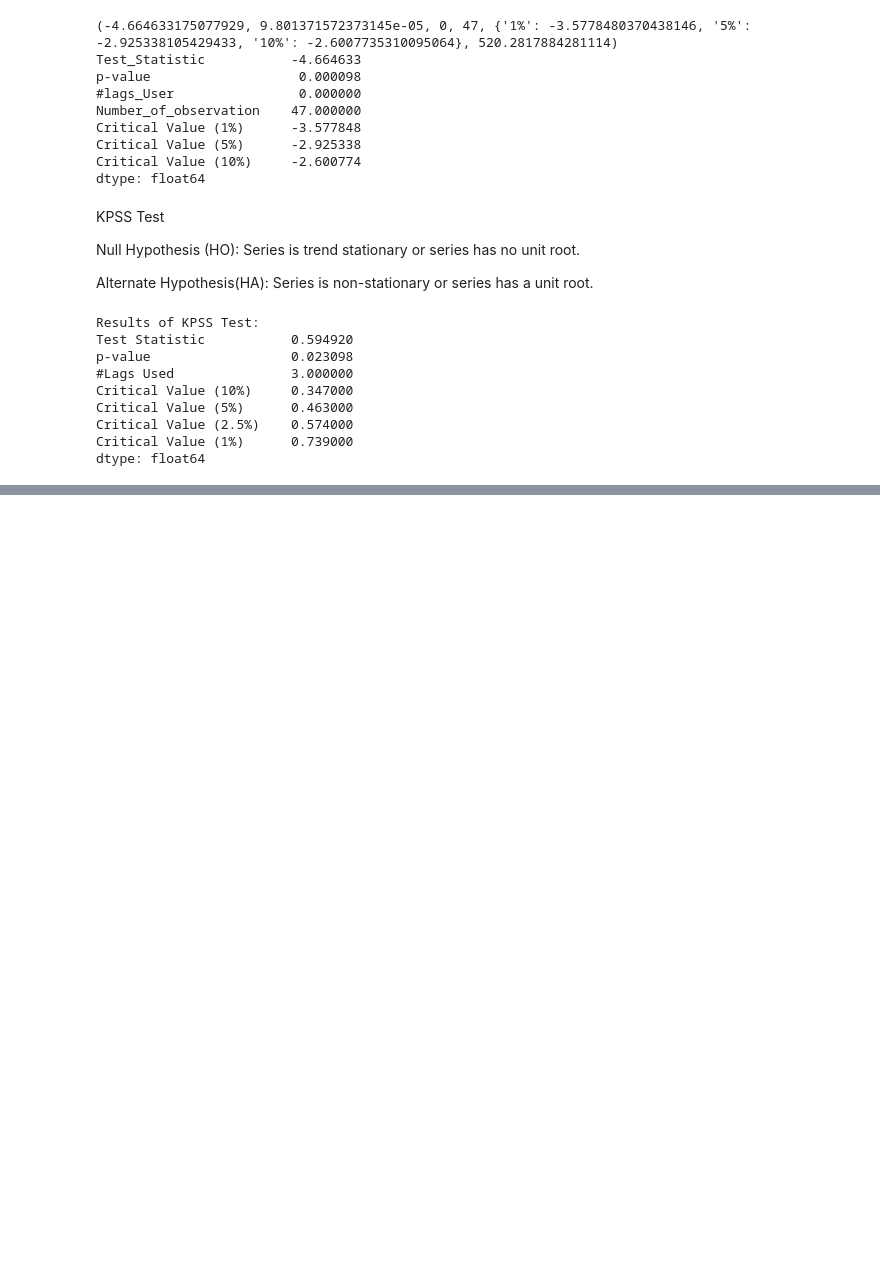
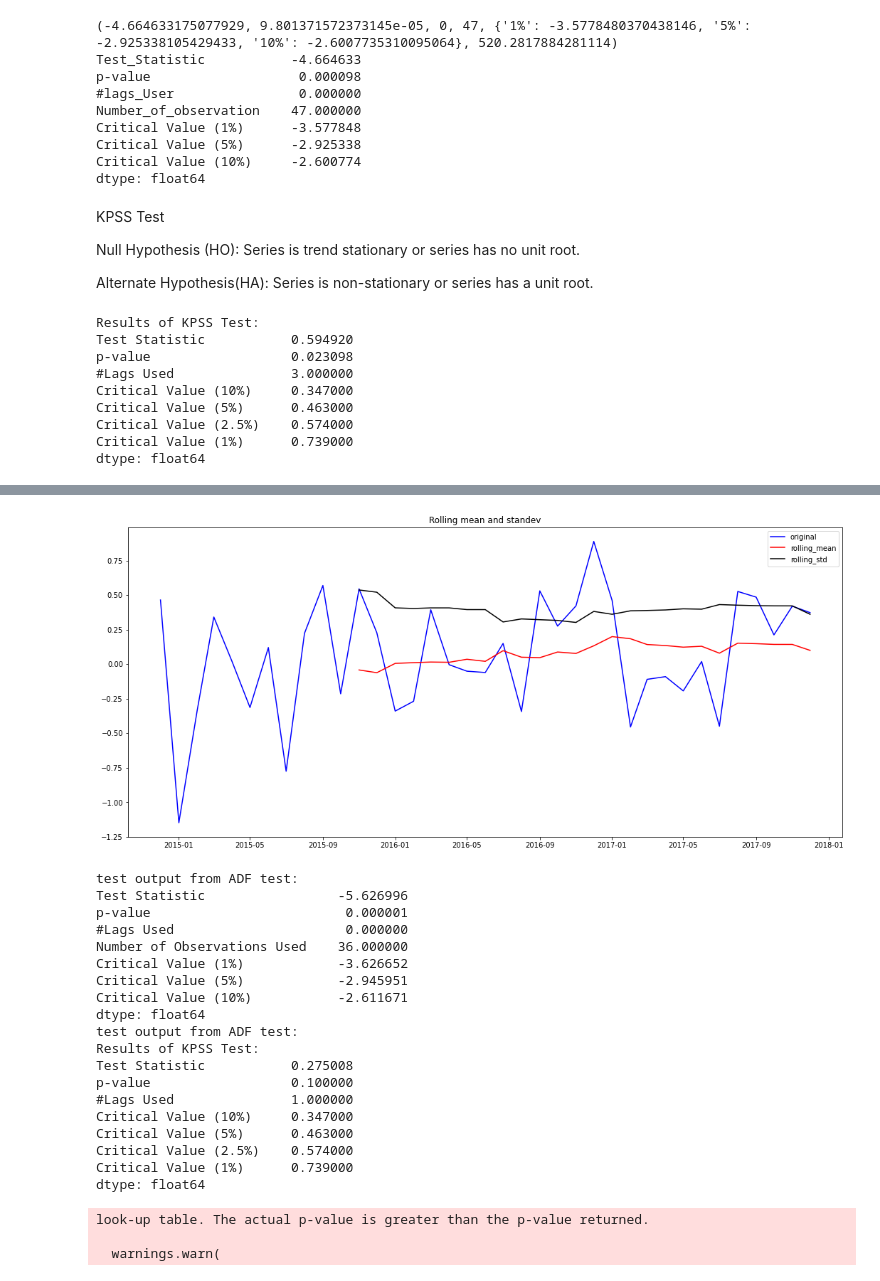
Before and after one commit to ShawnLiu119/Time-Series-SalesProj-ARIMA, a Jupyter notebook: Sales_Projection_TimeSeries.ipynb, the cells around one changed output, grey strips where cells are left out. Drawn from its saved outputs; the diff is of its cells as text; code cells hidden in the pictures; blank space fills up the shorter version.

```diff
--- a/Sales_Projection_TimeSeries.ipynb
+++ b/Sales_Projection_TimeSeries.ipynb
@@ -279,0 +329,52 @@ dtype: float64
+# %%
+def test_stationary(data):
+  rolmean = data.rolling(12).mean()
+  rolstd = data.rolling(12).std()
+
+  orig = plt.plot(data, color='blue', label ='original')
+  ma = plt.plot(rolmean, color='red', label = 'rolling_mean')
+  mstd = plt.plot(rolstd, color='black', label = 'rolling_std')
+  plt.legend(loc='best')
+  plt.title('Rolling mean and standev')
+  plt.show()
+
+  dftest = adfuller(data, autolag = 'AIC')
+  dfoutput = pd.Series(dftest[0:4], index=['Test Statistic','p-value','#Lags Used','Number of Observations Used'])
+
+  print("test output from ADF test:")
+  for key,value in dftest[4].items():
+    dfoutput['Critical Value (%s)'%key] = value
+  print (dfoutput)
+
+  print("test output from ADF test:")
+  kpss_test(data)
+# %%
+y_log_m_diff = y_log - moving_avg
+y_log_m_diff.dropna(inplace=True)
+
+test_stationary(y_log_m_diff)
+#ahtought Kpss has 10% p value, its nulll hypothesis is the flip, so its null assume data stationary
+# %% [output]
+[figure, added]
+test output from ADF test:
+Test Statistic                 -5.626996
+p-value                         0.000001
+#Lags Used                      0.000000
+Number of Observations Used    36.000000
+Critical Value (1%)            -3.626652
+Critical Value (5%)            -2.945951
+Critical Value (10%)           -2.611671
+dtype: float64
+test output from ADF test:
+Results of KPSS Test:
+Test Statistic           0.275008
+p-value                  0.100000
+#Lags Used               1.000000
+Critical Value (10%)     0.347000
+Critical Value (5%)      0.463000
+Critical Value (2.5%)    0.574000
+Critical Value (1%)      0.739000
+dtype: float64
+look-up table. The actual p-value is greater than the p-value returned.
+
+  warnings.warn(
```
Also changed, not shown: parts of 22 cells of this notebook.
